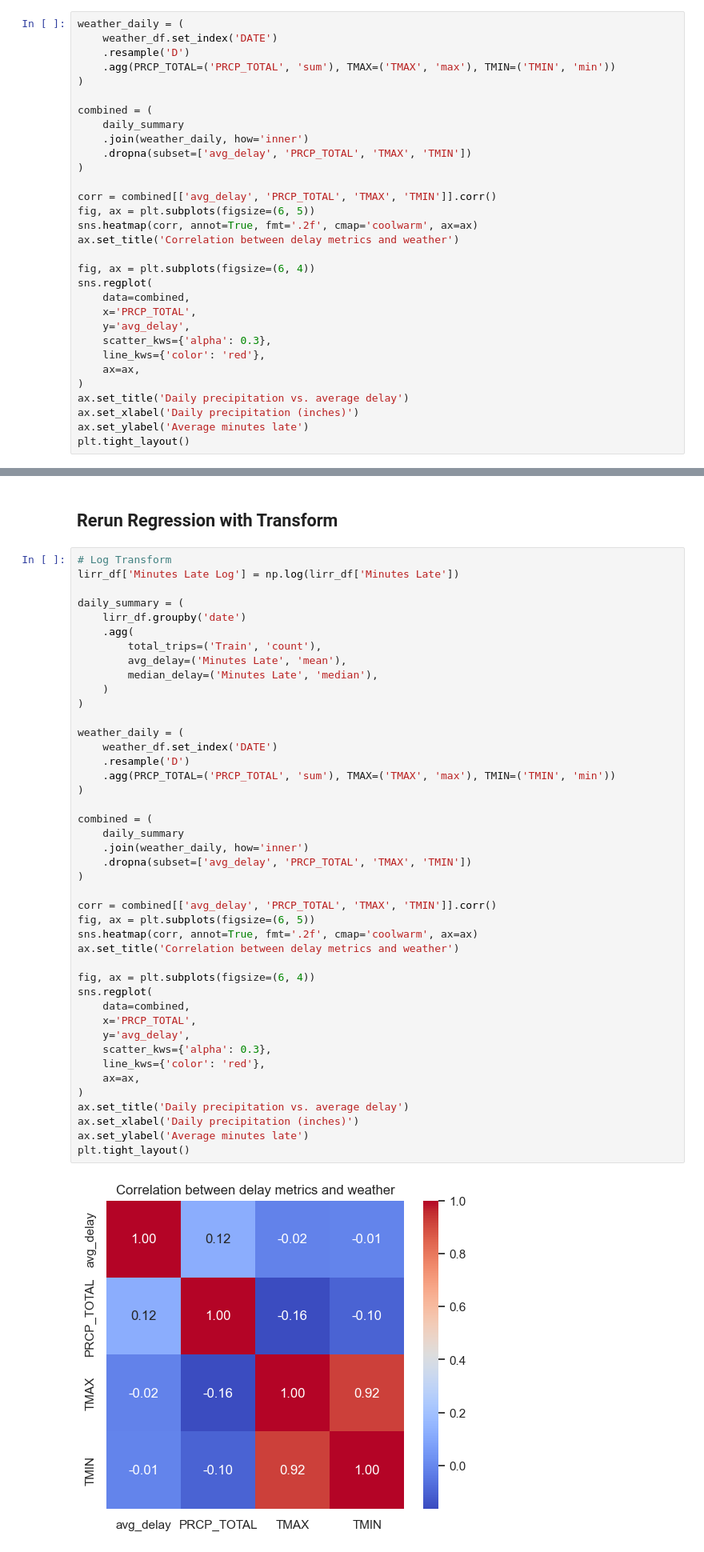
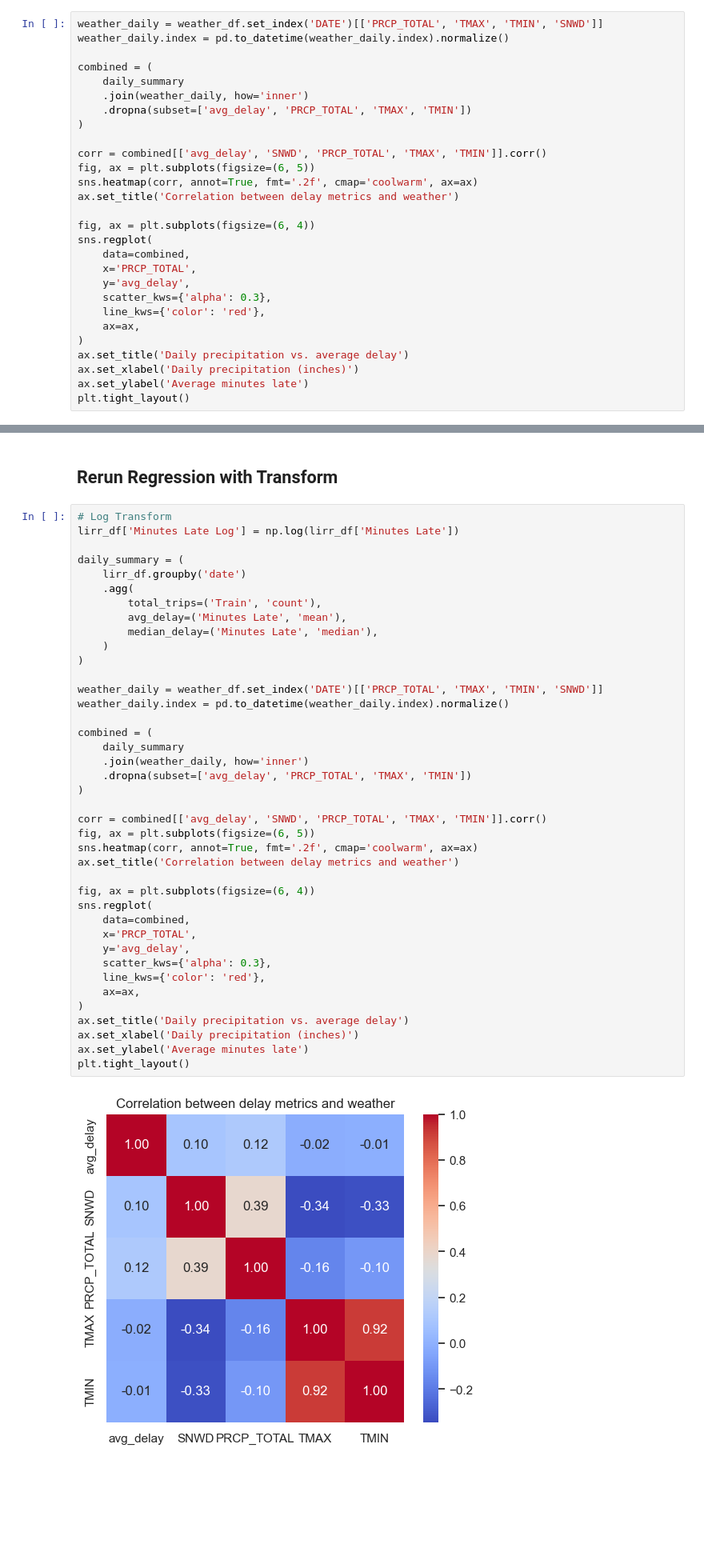
Before and after one commit to WSU-CS6580-Spring2026/Team-Hill-And-Friend, a Jupyter notebook: notebooks/EDA.ipynb, the cells around one changed output, grey strips where cells are left out. Shown at 80% size. Saved outputs shown, nothing was run; the diff lists cells and outputs as text; blank space fills up the shorter version.

```diff
--- a/notebooks/EDA.ipynb
+++ b/notebooks/EDA.ipynb
@@ -700,11 +711,8 @@ plt.tight_layout()
 **Purpose:** test whether delays rise in tandem with weather severity.
 **How to read it:** the correlation heatmap provides a quick directional check, while the precipitation vs. delay plot shows if heavier rain corresponds to higher average delays. Weak or noisy relationships here imply weather may be only one of several drivers.
 # %%
-weather_daily = (
-    weather_df.set_index('DATE')
-    .resample('D')
-    .agg(PRCP_TOTAL=('PRCP_TOTAL', 'sum'), TMAX=('TMAX', 'max'), TMIN=('TMIN', 'min'))
-)
+weather_daily = weather_df.set_index('DATE')[['PRCP_TOTAL', 'TMAX', 'TMIN', 'SNWD']]
+weather_daily.index = pd.to_datetime(weather_daily.index).normalize()
 
 combined = (
     daily_summary
@@ -712,7 +720,7 @@ combined = (
     .dropna(subset=['avg_delay', 'PRCP_TOTAL', 'TMAX', 'TMIN'])
 )
 
-corr = combined[['avg_delay', 'PRCP_TOTAL', 'TMAX', 'TMIN']].corr()
+corr = combined[['avg_delay', 'SNWD', 'PRCP_TOTAL', 'TMAX', 'TMIN']].corr()
 fig, ax = plt.subplots(figsize=(6, 5))
 sns.heatmap(corr, annot=True, fmt='.2f', cmap='coolwarm', ax=ax)
 ax.set_title('Correlation between delay metrics and weather')
@@ -832,38 +838,35 @@ daily_summary = (
         avg_delay=('Minutes Late', 'mean'),
         median_delay=('Minutes Late', 'median'),
     )
 )
 
-weather_daily = (
-    weather_df.set_index('DATE')
-    .resample('D')
-    .agg(PRCP_TOTAL=('PRCP_TOTAL', 'sum'), TMAX=('TMAX', 'max'), TMIN=('TMIN', 'min'))
-)
+weather_daily = weather_df.set_index('DATE')[['PRCP_TOTAL', 'TMAX', 'TMIN', 'SNWD']]
+weather_daily.index = pd.to_datetime(weather_daily.index).normalize()
 
 combined = (
     daily_summary
     .join(weather_daily, how='inner')
     .dropna(subset=['avg_delay', 'PRCP_TOTAL', 'TMAX', 'TMIN'])
 )
 
-corr = combined[['avg_delay', 'PRCP_TOTAL', 'TMAX', 'TMIN']].corr()
+corr = combined[['avg_delay', 'SNWD', 'PRCP_TOTAL', 'TMAX', 'TMIN']].corr()
 fig, ax = plt.subplots(figsize=(6, 5))
 sns.heatmap(corr, annot=True, fmt='.2f', cmap='coolwarm', ax=ax)
 ax.set_title('Correlation between delay metrics and weather')
 
 fig, ax = plt.subplots(figsize=(6, 4))
 sns.regplot(
     data=combined,
     x='PRCP_TOTAL',
     y='avg_delay',
     scatter_kws={'alpha': 0.3},
     line_kws={'color': 'red'},
     ax=ax,
 )
 ax.set_title('Daily precipitation vs. average delay')
 ax.set_xlabel('Daily precipitation (inches)')
 ax.set_ylabel('Average minutes late')
 plt.tight_layout()
 # %% [output]
-[figure, old version]
+[figure, new version]
 [figure]
```
Also changed, not shown: parts of 19 cells of this notebook, 5 other files.
